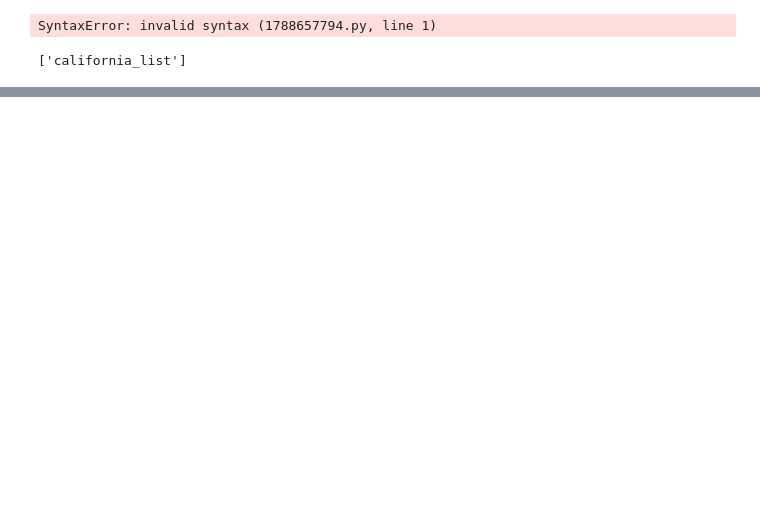
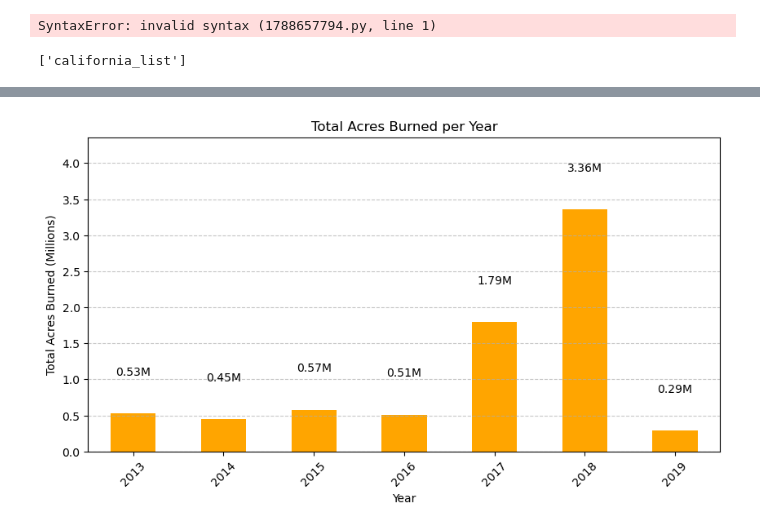
Before and after one commit to RinzlerYCS/project-3, a Jupyter notebook: project_3_mongo.ipynb, the cells around one changed output, grey strips where cells are left out. Drawn from its saved outputs; the diff is of its cells as text; code cells hidden in the pictures; blank space fills up the shorter version.

```diff
--- a/project_3_mongo.ipynb
+++ b/project_3_mongo.ipynb
@@ -34,0 +154,27 @@ y = df["Longitude"]
+# %%
+# Groupby the Acres Burned by year
+acres_burned_per_year = reduced_df.groupby("ArchiveYear")["AcresBurned"].sum()
+
+# Turned the Acres Burned to Millions
+acres_burned_per_year_million = acres_burned_per_year / 1000000
+
+# Create the bar chart
+plt.figure(figsize=(10,5))
+ab = acres_burned_per_year_million.plot(kind="bar", color="orange")
+
+# Add the total Acres Burned value to each bar
+for i, value in enumerate(acres_burned_per_year_million):
+    ab.text(i, value + 0.5, f'{value:,.2f}M', ha='center', va='bottom', fontsize=10)
+
+# Bar chart
+plt.xlabel("Year")
+plt.ylabel("Total Acres Burned (Millions)")
+plt.title("Total Acres Burned per Year")
+plt.xticks(rotation=45)
+plt.grid(axis="y", linestyle="--", alpha=0.7)
+
+plt.ylim(0, acres_burned_per_year_million.max() + 1)
+plt.savefig("Total_Acres_Burned_per_Year.png")
+plt.show()
+# %% [output]
+[figure, added]
```
Also changed, not shown: parts of 15 cells of this notebook.
